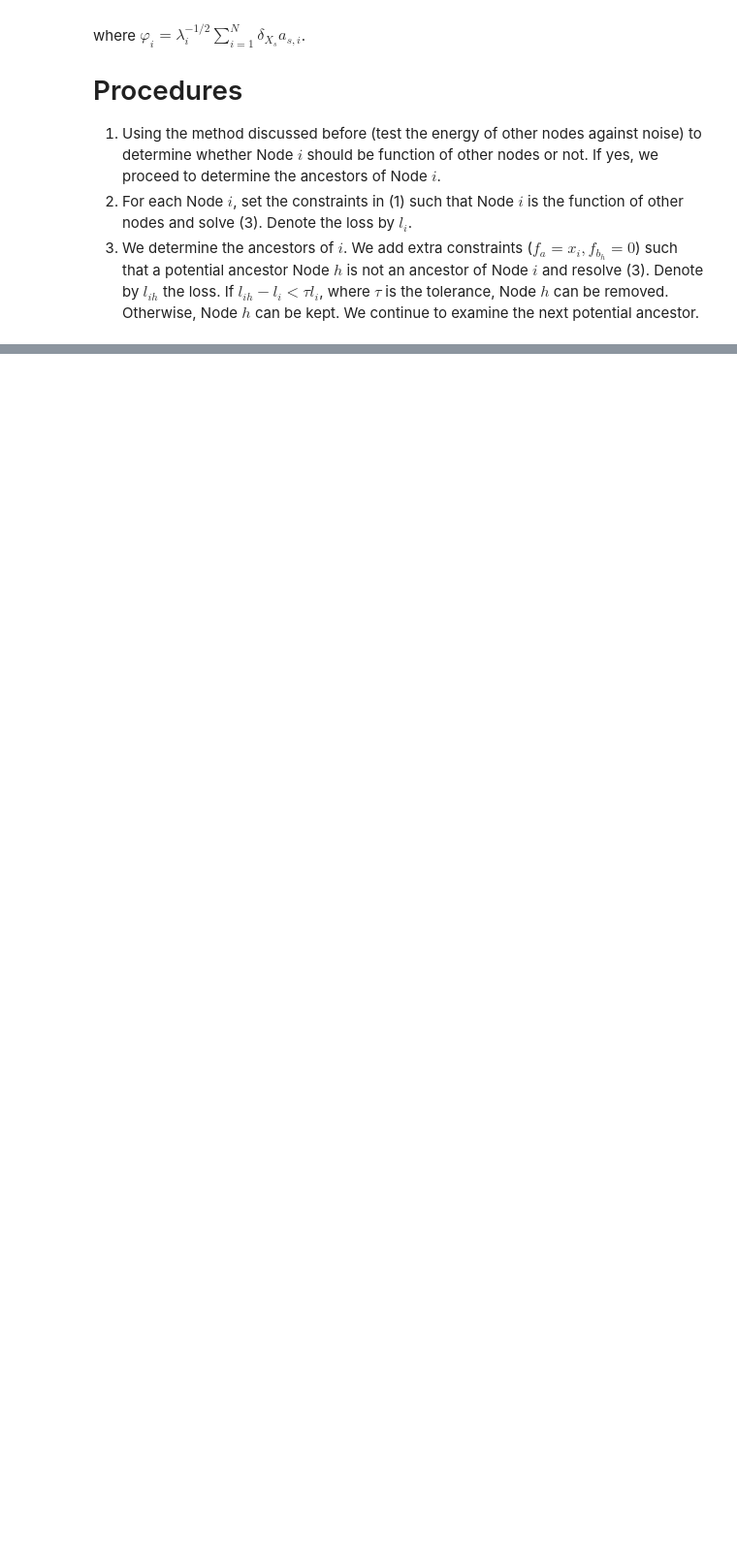
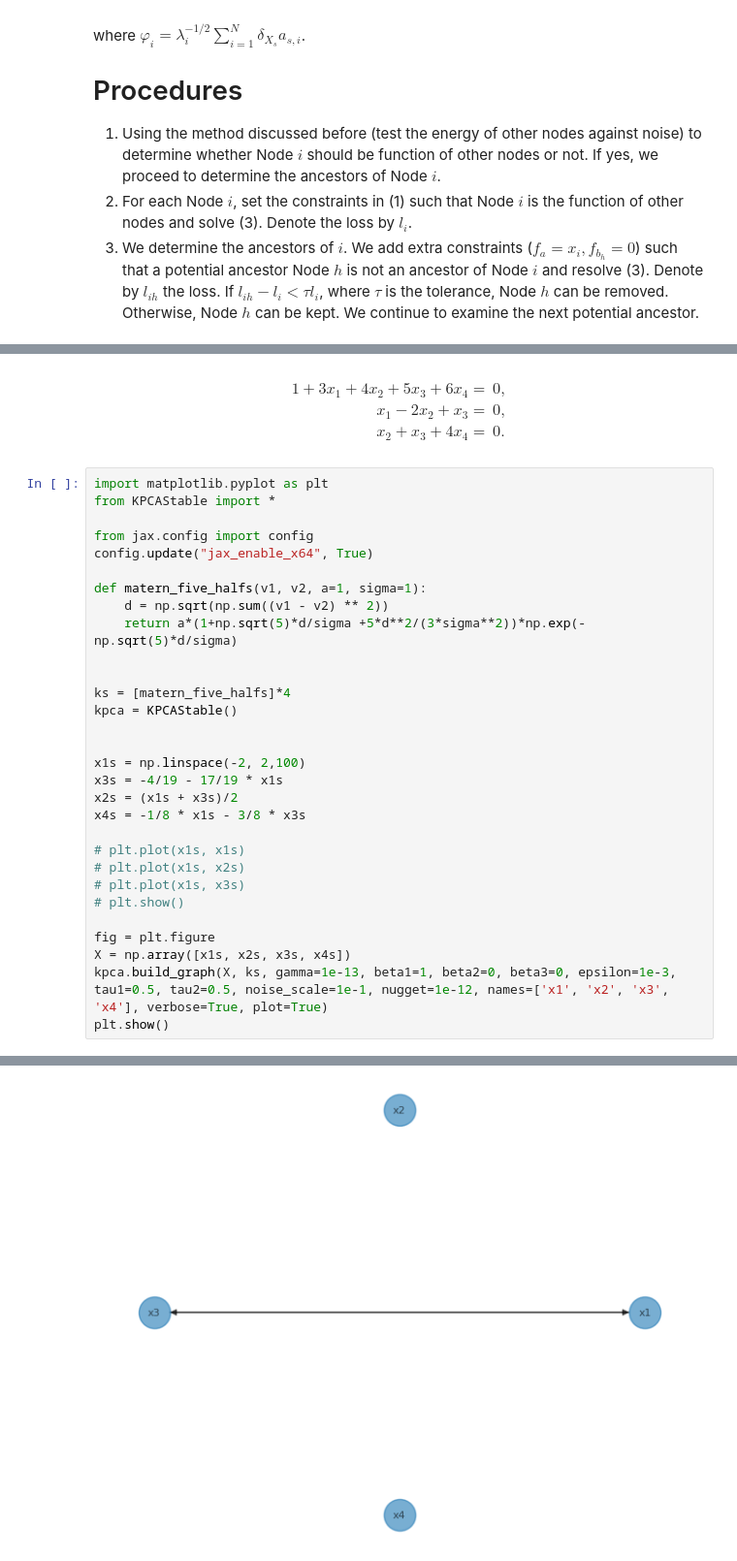
Before and after one commit to PauBatlle/GraphDiscovery, a Jupyter notebook: KPCAStable.ipynb, the cells around one changed output, grey strips where cells are left out. Shown: that part at 97% size. Saved outputs shown, nothing was run; the diff lists cells and outputs as text; blank space fills up the shorter version.

```diff
--- a/KPCAStable.ipynb
+++ b/KPCAStable.ipynb
@@ -61,0 +152,39 @@ The ratio is 0.6153846153841729
+# %% [markdown]
+$$
+\begin{align*}
+1 + 3  x_1 + 4  x_2 + 5 x_3 + 6 x_4 =& 0,\\
+x_1 - 2 x_2 + x_3 =& 0,\\
+x_2 + x_3 + 4 x_4 =& 0.
+\end{align*}
+$$
+# %%
+import matplotlib.pyplot as plt
+from KPCAStable import *
+
+from jax.config import config
+config.update("jax_enable_x64", True)
+
+def matern_five_halfs(v1, v2, a=1, sigma=1):
+    d = np.sqrt(np.sum((v1 - v2) ** 2))
+    return a*(1+np.sqrt(5)*d/sigma +5*d**2/(3*sigma**2))*np.exp(-np.sqrt(5)*d/sigma)
+
+
+ks = [matern_five_halfs]*4
+kpca = KPCAStable()
+
+
+x1s = np.linspace(-2, 2,100)
+x3s = -4/19 - 17/19 * x1s
+x2s = (x1s + x3s)/2
+x4s = -1/8 * x1s - 3/8 * x3s
+
+# plt.plot(x1s, x1s)
+# plt.plot(x1s, x2s)
+# plt.plot(x1s, x3s)
+# plt.show()
+
+fig = plt.figure
+X = np.array([x1s, x2s, x3s, x4s])
+kpca.build_graph(X, ks, gamma=1e-13, beta1=1, beta2=0, beta3=0, epsilon=1e-3, tau1=0.5, tau2=0.5, noise_scale=1e-1, nugget=1e-12, names=['x1', 'x2', 'x3', 'x4'], verbose=True, plot=True)
+plt.show()
+# %% [output]
@@ -61,0 +208 @@ The ratio is 0.6153846153841729
+[figure, added]
```
Also changed, not shown: parts of 6 cells of this notebook.
